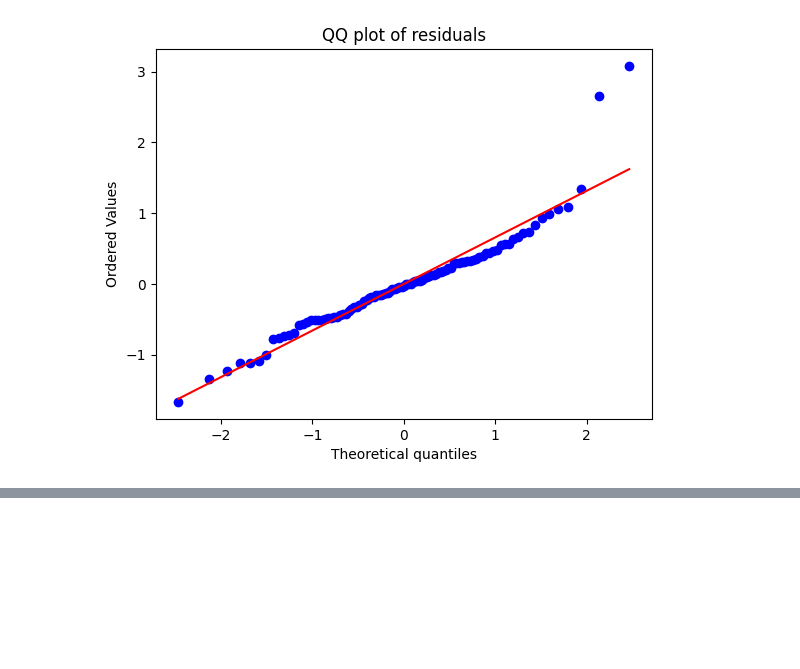
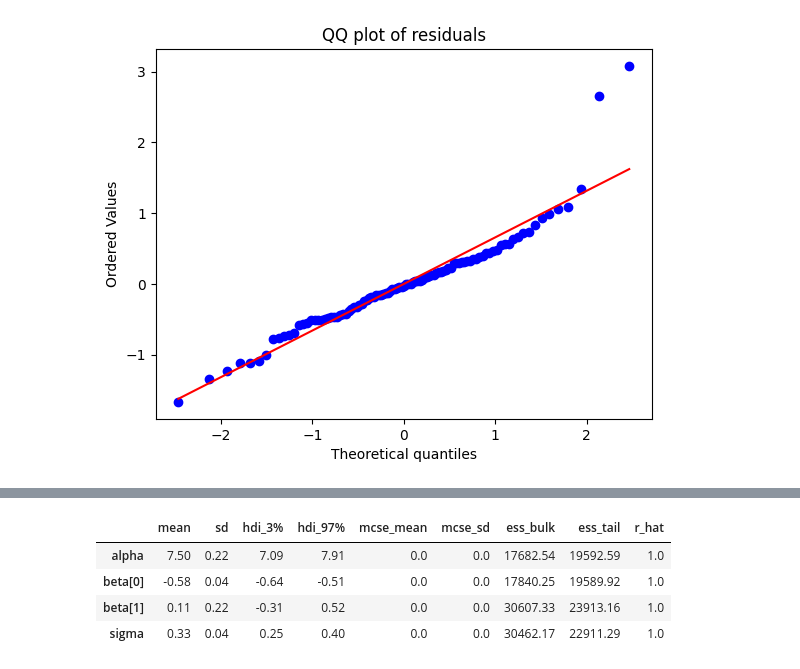
Before and after one commit to myckim1/Bayesian_Course, a Jupyter notebook: Bayesian.ipynb, the cells around one changed output, grey strips where cells are left out. Cells and saved outputs as stored; diff of their text form; code cells hidden in the pictures; blank space fills up the shorter version.

```diff
--- a/Bayesian.ipynb
+++ b/Bayesian.ipynb
@@ -734,0 +839,11 @@ plt.show()
+# %%
+az.summary(trace, round_to=2)
+#Beta[1] is not statistically significant. We can remove it and see if the model improves
+
+# Use alpha, beta as params. alpha is the intercept and beta is the slope and incorporate given data
+# %% [output]
+|  | mean | sd | hdi_3% | hdi_97% | mcse_mean | mcse_sd | ess_bulk | ess_tail | r_hat |
+| alpha | 7.50 | 0.22 | 7.09 | 7.91 | 0.0 | 0.0 | 17682.54 | 19592.59 | 1.0 |
+| beta[0] | -0.58 | 0.04 | -0.64 | -0.51 | 0.0 | 0.0 | 17840.25 | 19589.92 | 1.0 |
+| beta[1] | 0.11 | 0.22 | -0.31 | 0.52 | 0.0 | 0.0 | 30607.33 | 23913.16 | 1.0 |
+| sigma | 0.33 | 0.04 | 0.25 | 0.40 | 0.0 | 0.0 | 30462.17 | 22911.29 | 1.0 |
```
Also changed, not shown: parts of 17 cells of this notebook.
